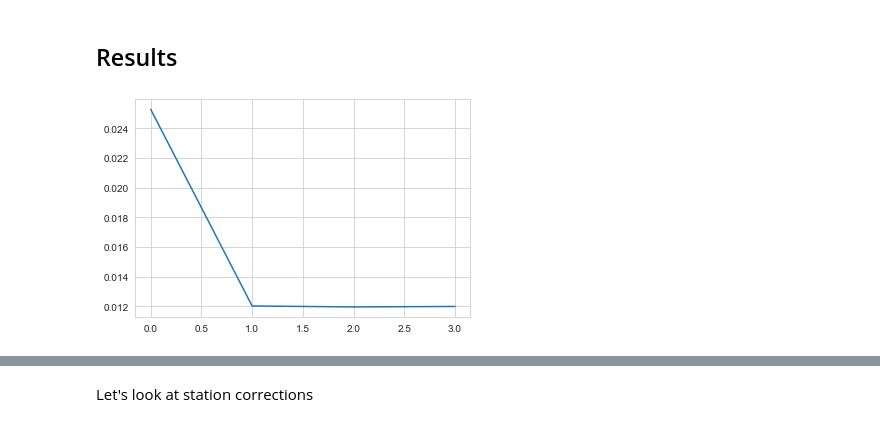
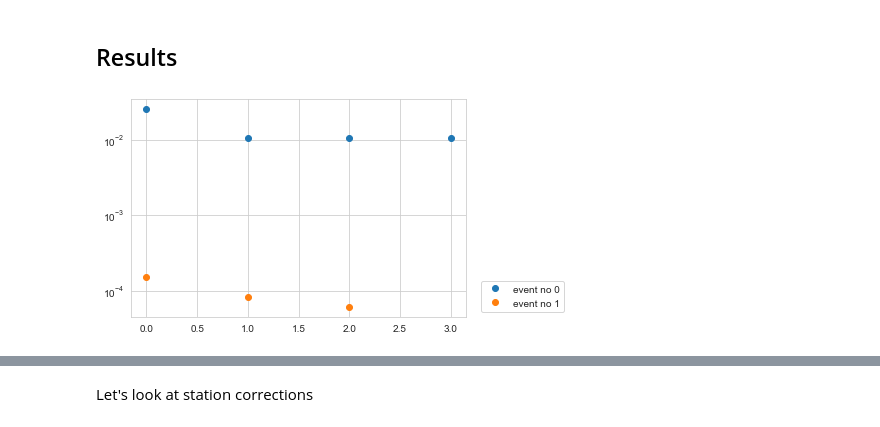
Before and after one commit to groupeLIAMG/hypopy, a Jupyter notebook: hypopy-tutorial.ipynb, the cells around one changed output, grey strips where cells are left out. Drawn from its saved outputs; the diff is of its cells as text; code cells hidden in the pictures.

```diff
--- a/hypopy-tutorial.ipynb
+++ b/hypopy-tutorial.ipynb
@@ -322,11 +332,14 @@ Iteration 1 - Updating velocity model
  ** Inversion complete **
 # %% [markdown]
 ## Results
-# %%
-plt.plot(res[0])
-plt.show()
-# %% [output]
-[figure, removed]
+# %%
+for n in range(len(res)):
+    ind = res[n] > 0
+    plt.semilogy(res[n][ind], 'o', label='event no {}'.format(n))
+plt.legend(loc='lower left', bbox_to_anchor=(1.03, 0.0))
+plt.show()
+# %% [output]
+[figure, added]
 # %%
 err_xc = hinit2[:,2:5] - h_true[:,2:5]
 err_xc = np.sqrt(np.sum(err_xc**2, axis=1))
```
Also changed, not shown: parts of 10 cells of this notebook, 1 other file.
